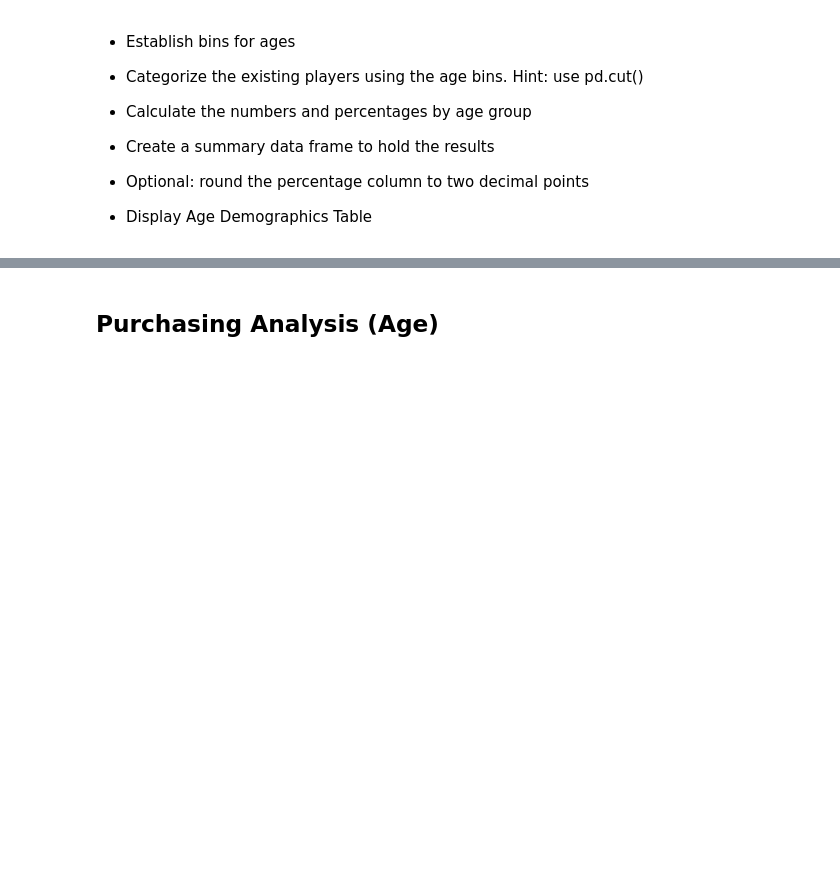
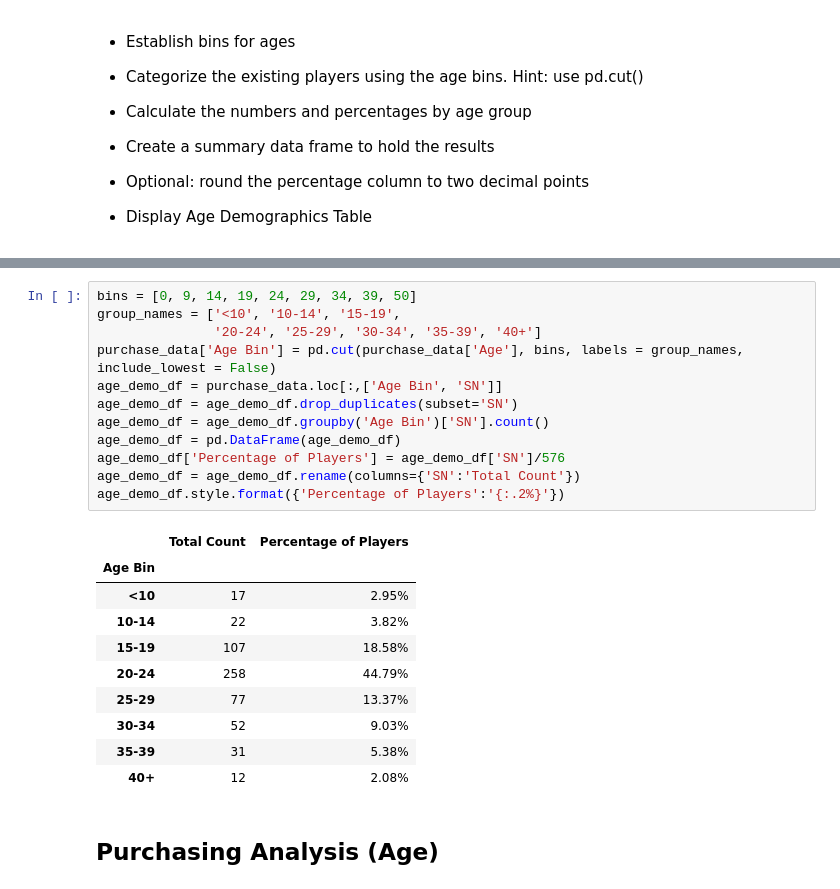
Before and after one commit to medinachuck/pandas-challenge, a Jupyter notebook: HeroesOfPymoli/HeroesOfPymoli_starter.ipynb, the cells around one changed output, grey strips where cells are left out. Saved outputs shown, nothing was run; the diff lists cells and outputs as text; blank space fills up the shorter version.

```diff
--- a/HeroesOfPymoli/HeroesOfPymoli_starter.ipynb
+++ b/HeroesOfPymoli/HeroesOfPymoli_starter.ipynb
@@ -166,3 +140,26 @@ gender_analysis
+# %%
+bins = [0, 9, 14, 19, 24, 29, 34, 39, 50]
+group_names = ['<10', '10-14', '15-19',
+               '20-24', '25-29', '30-34', '35-39', '40+']
+purchase_data['Age Bin'] = pd.cut(purchase_data['Age'], bins, labels = group_names, include_lowest = False)
+age_demo_df = purchase_data.loc[:,['Age Bin', 'SN']]
+age_demo_df = age_demo_df.drop_duplicates(subset='SN')
+age_demo_df = age_demo_df.groupby('Age Bin')['SN'].count()
+age_demo_df = pd.DataFrame(age_demo_df)
+age_demo_df['Percentage of Players'] = age_demo_df['SN']/576
+age_demo_df = age_demo_df.rename(columns={'SN':'Total Count'})
+age_demo_df.style.format({'Percentage of Players':'{:.2%}'})
+# %% [output]
+|  | Total Count | Percentage of Players |
+| Age Bin |  |  |
+| <10 | 17 | 2.95% |
+| 10-14 | 22 | 3.82% |
+| 15-19 | 107 | 18.58% |
+| 20-24 | 258 | 44.79% |
+| 25-29 | 77 | 13.37% |
+| 30-34 | 52 | 9.03% |
+| 35-39 | 31 | 5.38% |
+| 40+ | 12 | 2.08% |
 # %% [markdown]
 ## Purchasing Analysis (Age)
 # %% [markdown]
```
Also changed, not shown: parts of 13 cells of this notebook.
